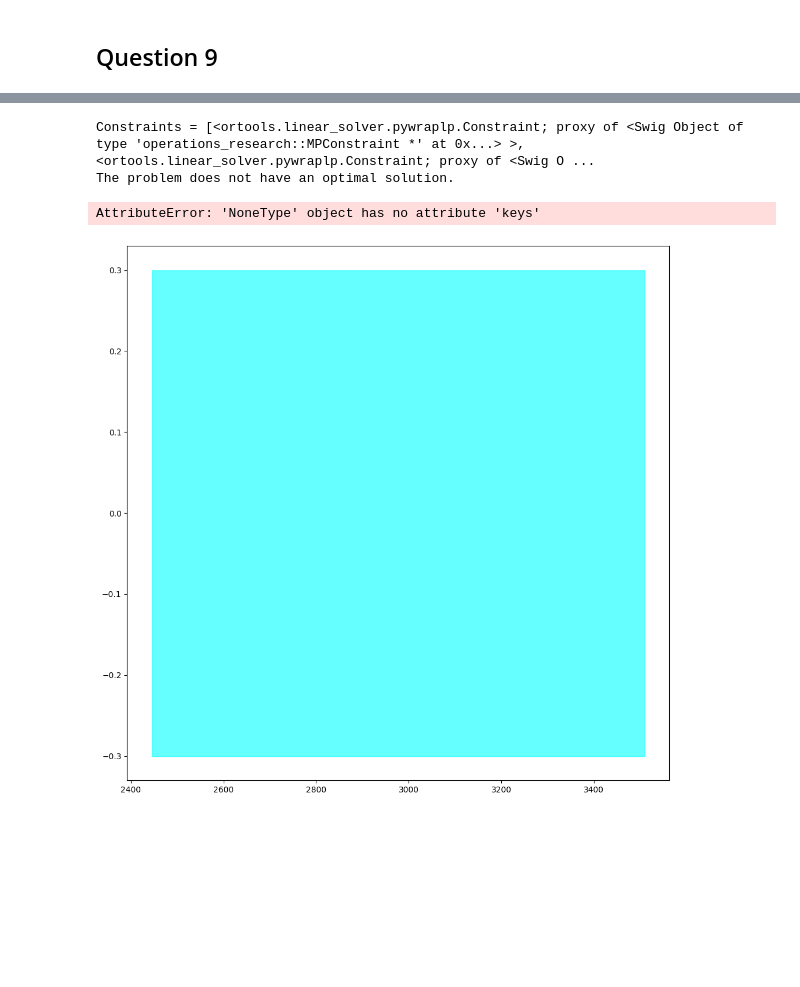
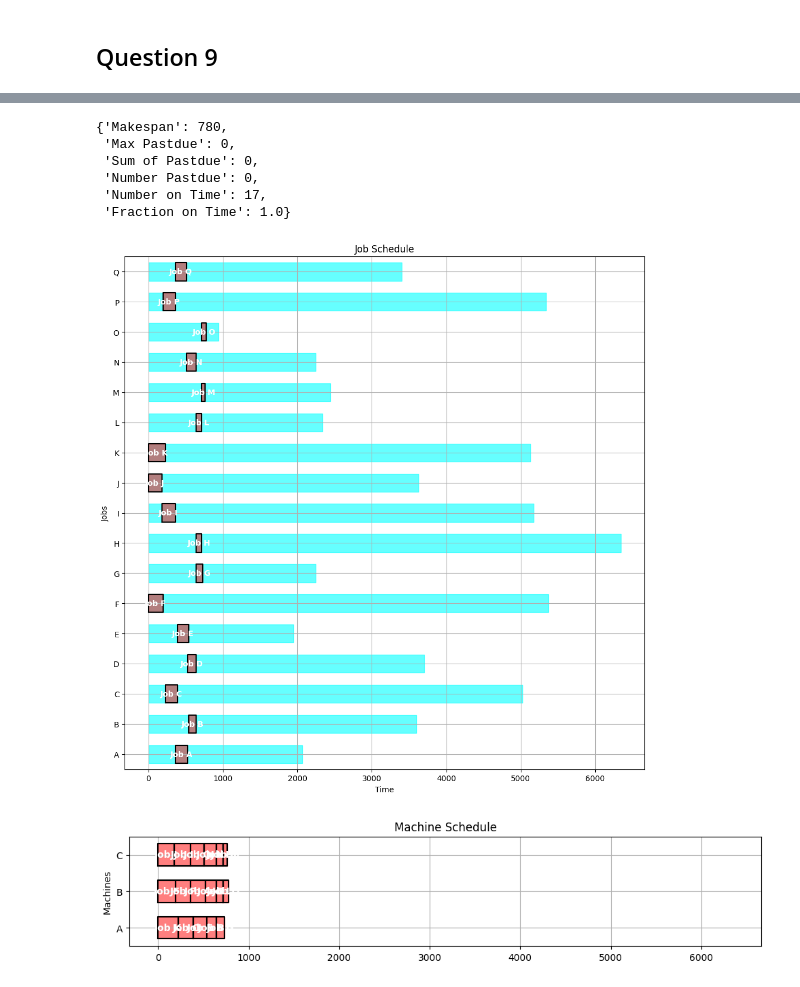
Before and after one commit to Ualh/operation_management, a Jupyter notebook: group7.ipynb, the cells around one changed output, grey strips where cells are left out. Cells and saved outputs as stored; diff of their text form; code cells hidden in the pictures; blank space fills up the shorter version.

```diff
--- a/group7.ipynb
+++ b/group7.ipynb
@@ -1804,0 +1777,22 @@ TypeError: unsupported operand type(s) for /: 'str' and 'float'
+# %%
+JOBS = {
+    'A': {'release': 0, 'duration': 2*60 + 45, 'due': 24*60 + 10*60 + 30, 'weight': 1},
+    'B': {'release': 0, 'duration': 1*60 + 45, 'due': 48*60 + 12*60, 'weight': 3},
+    'C': {'release': 0, 'duration': 2*60 + 45, 'due': 72*60 + 11*60 + 45, 'weight': 4},
+    'D': {'release': 0, 'duration': 2*60, 'due': 48*60 + 13*60 + 45, 'weight': 1},
+    'E': {'release': 0, 'duration': 2*60 + 30, 'due': 24*60 + 8*60 + 30, 'weight': 1},
+    'F': {'release': 0, 'duration': 3*60 + 15, 'due': 72*60 + 17*60 + 30, 'weight': 2},
+    'G': {'release': 0, 'duration': 1*60 + 30, 'due': 24*60 + 13*60 + 30, 'weight': 3},
+    'H': {'release': 0, 'duration': 1*60 + 15, 'due': 96*60 + 9*60 + 45, 'weight': 1},
+    'I': {'release': 0, 'duration': 3*60, 'due': 72*60 + 14*60 + 15, 'weight': 2},
+    'J': {'release': 0, 'duration': 3*60, 'due': 48*60 + 12*60 + 30, 'weight': 1},
+    'K': {'release': 0, 'duration': 3*60 + 45, 'due': 72*60 + 13*60 + 30, 'weight': 1},
+    'L': {'release': 0, 'duration': 1*60 + 15, 'due': 24*60 + 15*60, 'weight': 1},
+    'M': {'release': 0, 'duration': 45, 'due': 24*60 + 16*60 + 45, 'weight': 1},
+    'N': {'release': 0, 'duration': 2*60 + 15, 'due': 24*60 + 13*60 + 30, 'weight': 1},
+    'O': {'release': 0, 'duration': 1*60, 'due': 15*60 + 45, 'weight': 3},
+    'P': {'release': 0, 'duration': 2*60 + 45, 'due': 72*60 + 17*60, 'weight': 4},
+    'Q': {'release': 0, 'duration': 2*60 + 30, 'due': 48*60 + 8*60 + 45, 'weight': 4},
+}
+
+MACHINES = ['A', 'B', 'C']
@@ -1937,12 +1936,27 @@ def schedule_machines(JOBS, MACHINES):
 
     else:
         print('The problem does not have an optimal solution.')
-# %%
-SCHEDULE = schedule_machines(JOBS, MACHINES)
-gantt(JOBS, SCHEDULE)
-kpi(JOBS, SCHEDULE)
-# %% [output]
-Constraints = [<ortools.linear_solver.pywraplp.Constraint; proxy of <Swig Object of type 'operations_research::MPConstraint *' at 0x...> >, <ortools.linear_solver.pywraplp.Constraint; proxy of <Swig O ...
-The problem does not have an optimal solution.
-AttributeError: 'NoneType' object has no attribute 'keys'
-[figure, removed]
+# %%
+def schedule(JOBS, order=sorted(JOBS.keys())):
+    """Schedule a dictionary of JOBS on a single machine in a specified order."""
+    start = 0
+    finish = 0
+    SCHEDULE = {}
+
+    machine_finish = [0,0,0]
+    for job in order:
+        available_machine = machine_finish.index(min(machine_finish))
+        start = max(JOBS[job]['release'], min(machine_finish))
+        finish = start + JOBS[job]['duration']
+        SCHEDULE[job] = {'machine': MACHINES[available_machine],'start': start, 'finish': finish}
+        machine_finish[available_machine] = finish
+    return SCHEDULE
+# %% [output]
+{'Makespan': 780,
+ 'Max Pastdue': 0,
+ 'Sum of Pastdue': 0,
+ 'Number Pastdue': 0,
+ 'Number on Time': 17,
+ 'Fraction on Time': 1.0}
+[figure, added]
+[figure, added]
```
Also changed, not shown: parts of 18 cells of this notebook.
